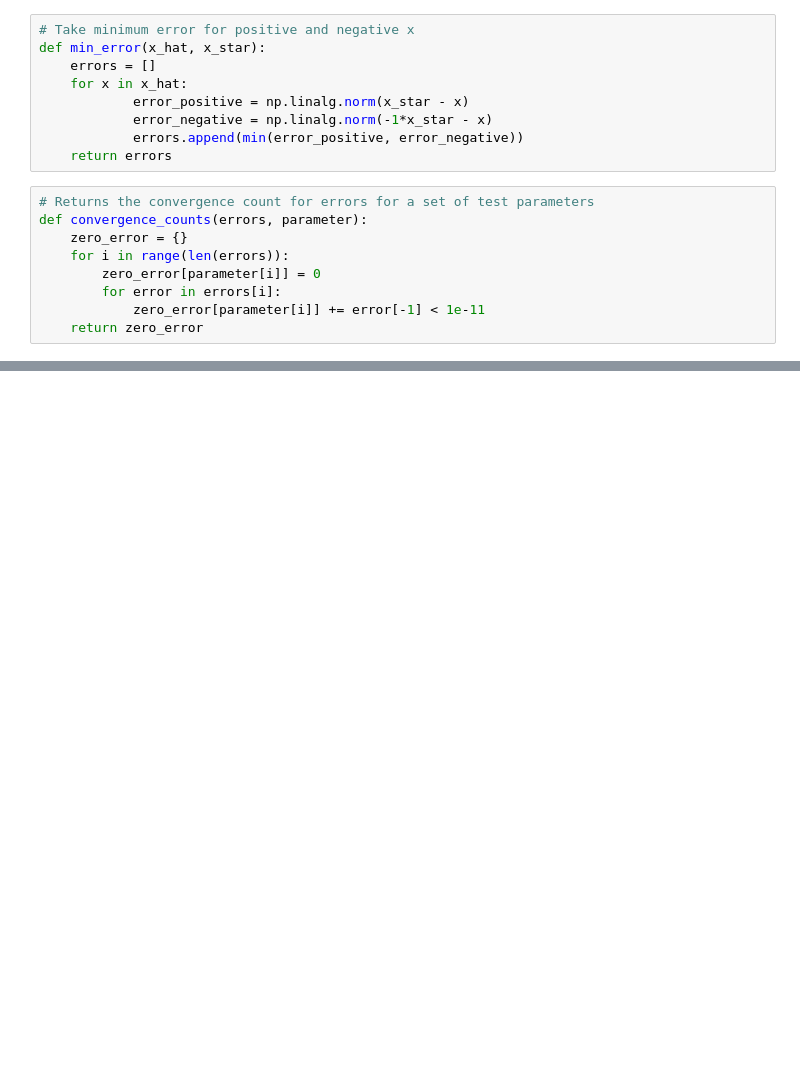
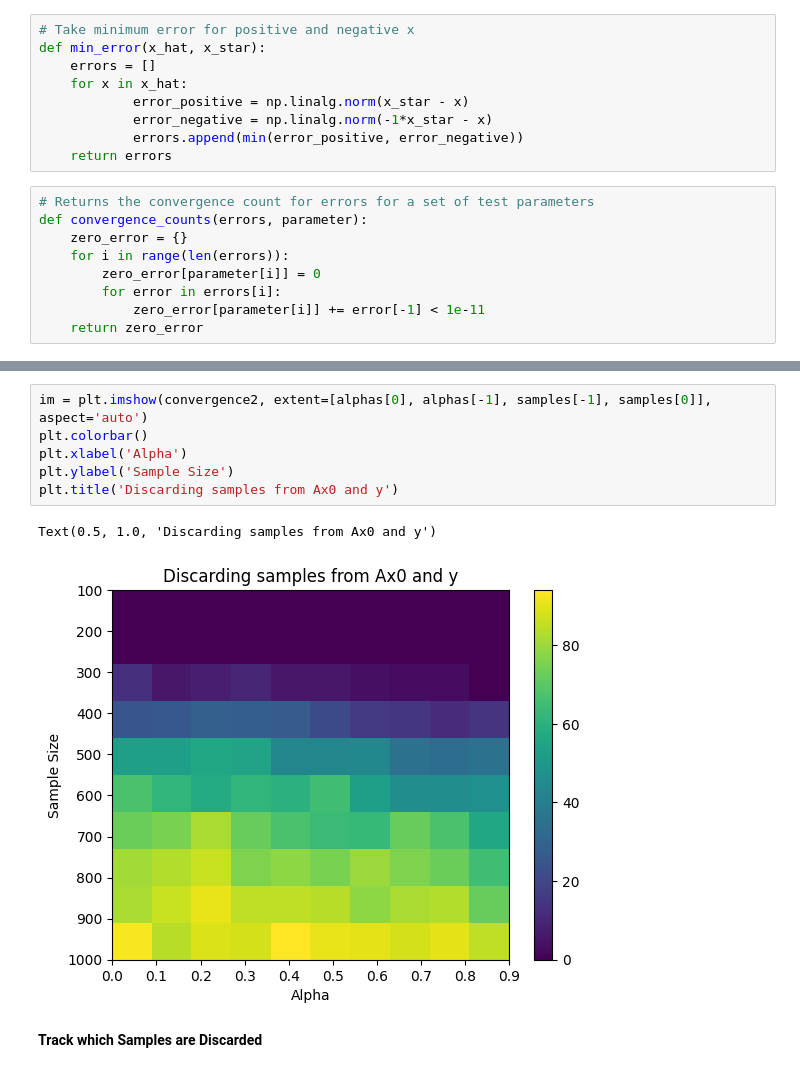
Before and after one commit to gmbabreu/BWGD, a Jupyter notebook: BWGD Discarded Samples.ipynb, the cells around one changed output, grey strips where cells are left out. Cells and saved outputs as stored; diff of their text form; blank space fills up the shorter version.

```diff
--- a/BWGD Discarded Samples.ipynb
+++ b/BWGD Discarded Samples.ipynb
@@ -167,0 +265,11 @@ z
+# %%
+im = plt.imshow(convergence2, extent=[alphas[0], alphas[-1], samples[-1], samples[0]], aspect='auto')
+plt.colorbar()
+plt.xlabel('Alpha')
+plt.ylabel('Sample Size')
+plt.title('Discarding samples from Ax0 and y')
+# %% [output]
+Text(0.5, 1.0, 'Discarding samples from Ax0 and y')
+[figure, added]
+# %% [markdown]
+**Track which Samples are Discarded**
```
Also changed, not shown: parts of 20 cells of this notebook.
